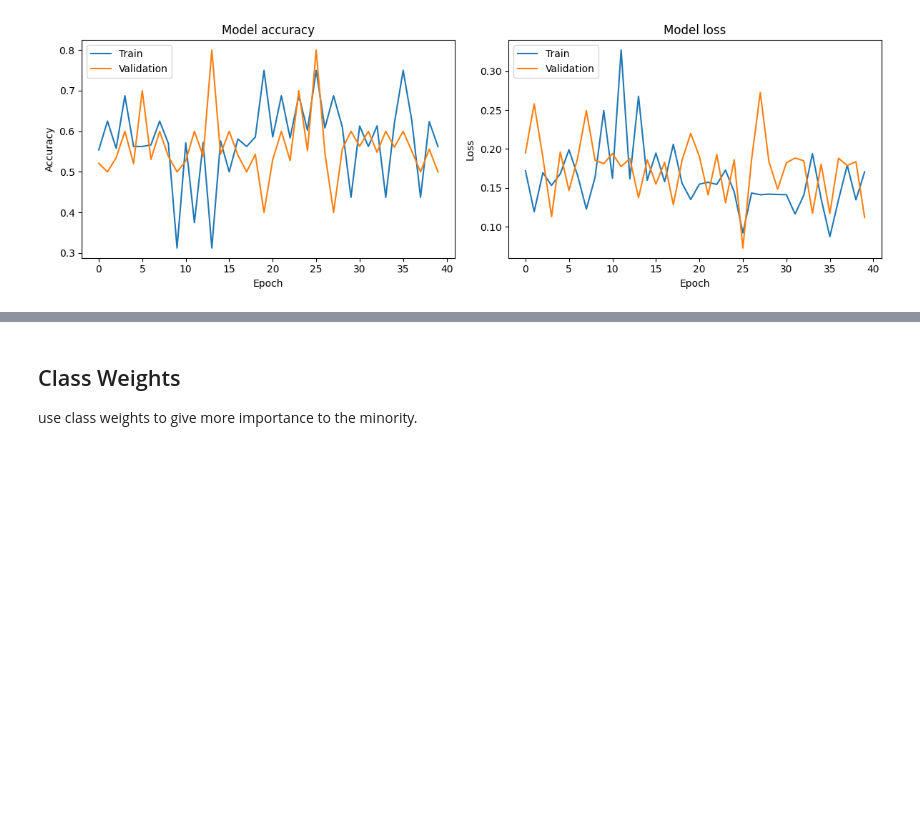
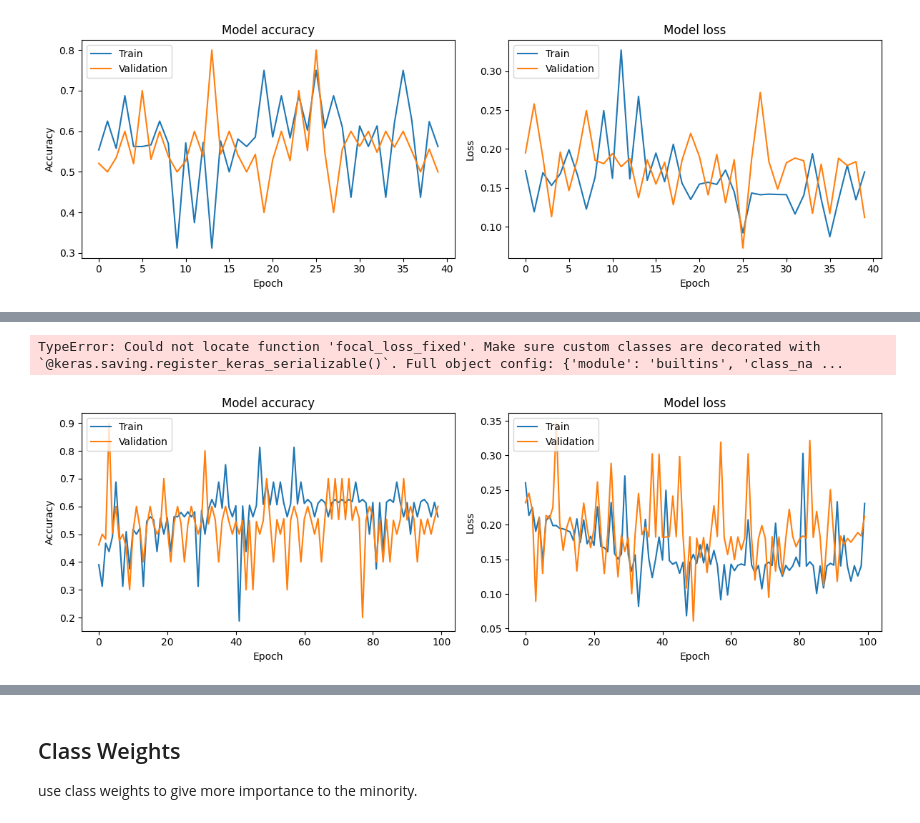
Before and after one commit to fatemeh-mndz/Facial_emotion_recognition, a Jupyter notebook: handeling_Class_Imbalance.ipynb, the cells around one changed output, grey strips where cells are left out. Cells and saved outputs as stored; diff of their text form; code cells hidden in the pictures; blank space fills up the shorter version.

```diff
--- a/handeling_Class_Imbalance.ipynb
+++ b/handeling_Class_Imbalance.ipynb
@@ -395,17 +395,10 @@ plt.show()
 import tensorflow as tf
 
 def focal_loss(gamma=2.0, alpha=0.25):
-    """
-    Focal Loss for multi-class classification.
-    Args:
-        gamma (float): Focusing parameter. Default is 2.0.
-        alpha (float): Balance parameter. Default is 0.25.
-    Returns:
-        loss function.
-    """
+
     def focal_loss_fixed(y_true, y_pred):
         # Convert y_true to one-hot encoding
-        y_true = tf.one_hot(tf.cast(y_true, tf.int32), depth=7)  # Assuming you have 7 classes
+        y_true = tf.one_hot(tf.cast(y_true, tf.int32), depth=7)
         # Clip the predictions to prevent log(0)
         y_pred = tf.clip_by_value(y_pred, tf.keras.backend.epsilon(), 1 - tf.keras.backend.epsilon())
 
@@ -488,3 +481,13 @@ plt.tight_layout()
 plt.show()
 # %% [output]
 [figure]
+# %%
+history = model_2.fit(
+    train_generator,
+    steps_per_epoch=train_generator.samples // batch_size,
+    epochs=100,
+    validation_data=test_generator,
+    validation_steps=test_generator.samples // batch_size,
+    callbacks=[checkpoint_callback_val,checkpoint_callback_train,reduce_lr],
+    verbose=1
+)
@@ -490,0 +529,29 @@ plt.show()
+# %%
+from tensorflow.keras.models import load_model
+best_model=load_model("best_model_train_CNN.keras")
+# %% [output]
+TypeError: Could not locate function 'focal_loss_fixed'. Make sure custom classes are decorated with `@keras.saving.register_keras_serializable()`. Full object config: {'module': 'builtins', 'class_na ...
+# %%
+# Plot training & validation accuracy values
+plt.figure(figsize=(12, 4))
+plt.subplot(1, 2, 1)
+plt.plot(history.history['accuracy'])
+plt.plot(history.history['val_accuracy'])
+plt.title('Model accuracy')
+plt.ylabel('Accuracy')
+plt.xlabel('Epoch')
+plt.legend(['Train', 'Validation'], loc='upper left')
+
+# Plot training & validation loss values
+plt.subplot(1, 2, 2)
+plt.plot(history.history['loss'])
+plt.plot(history.history['val_loss'])
+plt.title('Model loss')
+plt.ylabel('Loss')
+plt.xlabel('Epoch')
+plt.legend(['Train', 'Validation'], loc='upper left')
+
+plt.tight_layout()
+plt.show()
+# %% [output]
+[figure, added]
```
Also changed, not shown: parts of 9 cells of this notebook, 1 other file.
